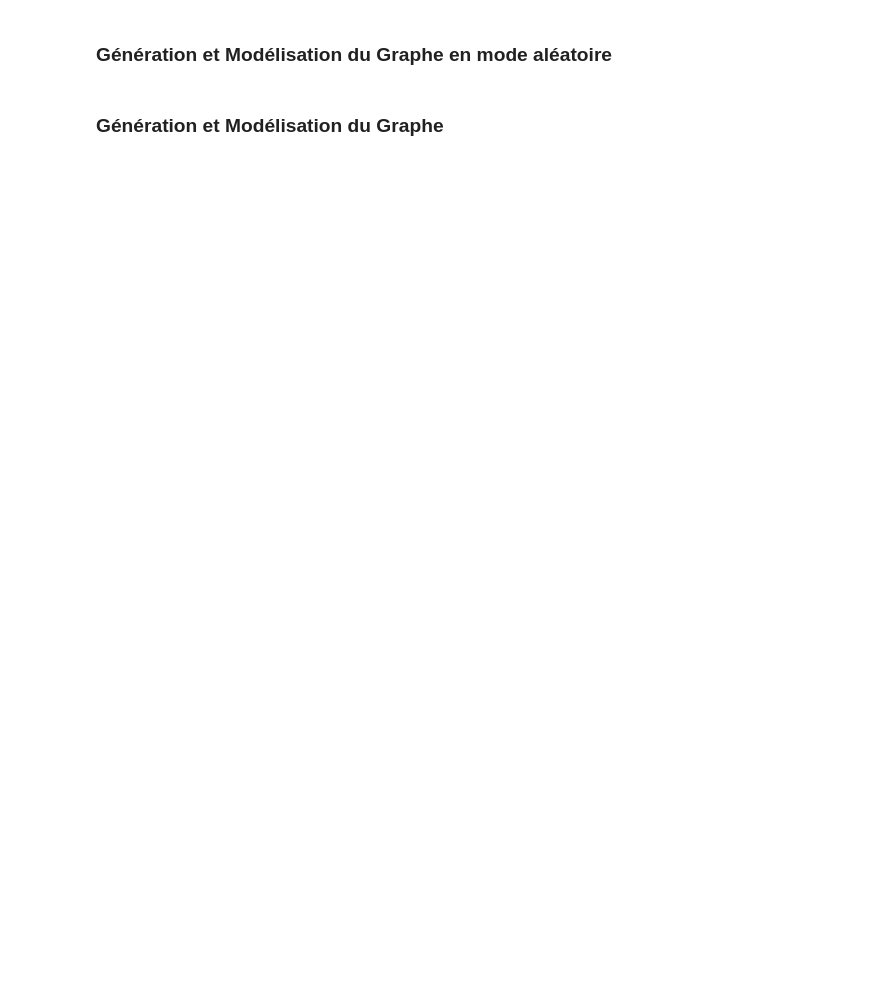
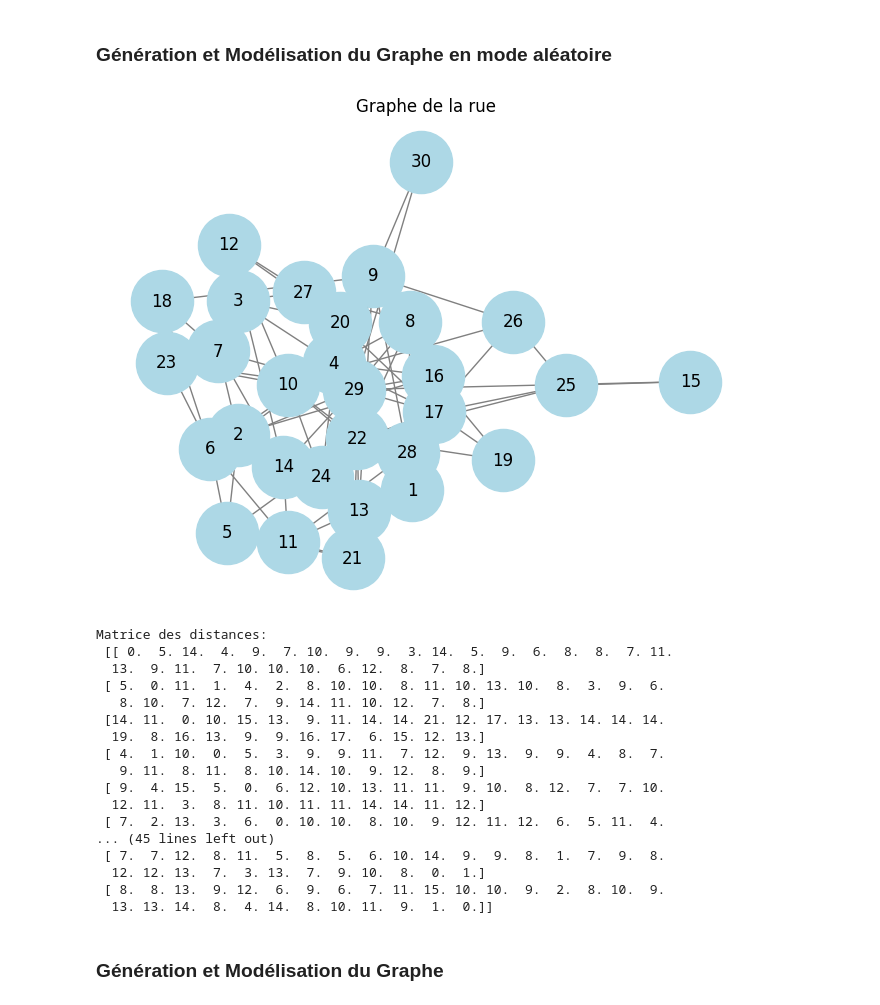
Before and after one commit to AirG213/Projet-Recherche-Operationnelle, a Jupyter notebook: Livrable2.ipynb, the cells around one changed output. Saved outputs shown, nothing was run; the diff lists cells and outputs as text; code cells hidden in the pictures; blank space fills up the shorter version.

```diff
--- a/Livrable2.ipynb
+++ b/Livrable2.ipynb
@@ -108,3 +111,62 @@ pip install -r requirements.txt
+# %%
+import networkx as nx
+import matplotlib.pyplot as plt
+import random
+
+G = nx.Graph()
+
+users = []
+
+randomNumber = random.randint(20, 30)
+
+# Ajout des utilisateurs
+for i in range(randomNumber):
+    users.append(i+1)
+
+# Ajout des nœuds dans le graphe
+G.add_nodes_from(users)
+
+# Ajout des amitiés avec cohérence
+for i in range(randomNumber):
+    numFriends = random.randint(1, 5)  # Chaque utilisateur aura entre 1 et 5 amis
+    for _ in range(numFriends):
+        while True:
+            friend = random.randint(1, randomNumber)
+            if friend != i+1 and not G.has_edge(i+1, friend):
+                G.add_edge(i+1, friend, weight=random.randint(1, 10))
+                break
+
+for (u, v) in G.edges():
+    G.edges[u, v]['weight'] = random.randint(1, 10)
+
+# Visualisation du graphe
+pos = nx.spring_layout(G)
+nx.draw(G, pos, with_labels=True, node_color='lightblue', node_size=2000, edge_color='gray')
+plt.title("Graphe de la rue")
+plt.show()
+
+# Calcul de la matrice des distances
+distances = nx.floyd_warshall_numpy(G)
+print("Matrice des distances:\n", distances)
+# %% [output]
+[figure, added]
+Matrice des distances:
+ [[ 0.  5. 14.  4.  9.  7. 10.  9.  9.  3. 14.  5.  9.  6.  8.  8.  7. 11.
+  13.  9. 11.  7. 10. 10. 10.  6. 12.  8.  7.  8.]
+ [ 5.  0. 11.  1.  4.  2.  8. 10. 10.  8. 11. 10. 13. 10.  8.  3.  9.  6.
+   8. 10.  7. 12.  7.  9. 14. 11. 10. 12.  7.  8.]
+ [14. 11.  0. 10. 15. 13.  9. 11. 14. 14. 21. 12. 17. 13. 13. 14. 14. 14.
+  19.  8. 16. 13.  9.  9. 16. 17.  6. 15. 12. 13.]
+ [ 4.  1. 10.  0.  5.  3.  9.  9. 11.  7. 12.  9. 13.  9.  9.  4.  8.  7.
+   9. 11.  8. 11.  8. 10. 14. 10.  9. 12.  8.  9.]
+ [ 9.  4. 15.  5.  0.  6. 12. 10. 13. 11. 11.  9. 10.  8. 12.  7.  7. 10.
+  12. 11.  3.  8. 11. 10. 11. 11. 14. 14. 11. 12.]
+ [ 7.  2. 13.  3.  6.  0. 10. 10.  8. 10.  9. 12. 11. 12.  6.  5. 11.  4.
+... (45 lines left out)
+ [ 7.  7. 12.  8. 11.  5.  8.  5.  6. 10. 14.  9.  9.  8.  1.  7.  9.  8.
+  12. 12. 13.  7.  3. 13.  7.  9. 10.  8.  0.  1.]
+ [ 8.  8. 13.  9. 12.  6.  9.  6.  7. 11. 15. 10. 10.  9.  2.  8. 10.  9.
+  13. 13. 14.  8.  4. 14.  8. 10. 11.  9.  1.  0.]]
 # %% [markdown]
 ### Génération et Modélisation du Graphe
 # %%
```
Also changed, not shown: parts of 11 cells of this notebook.
